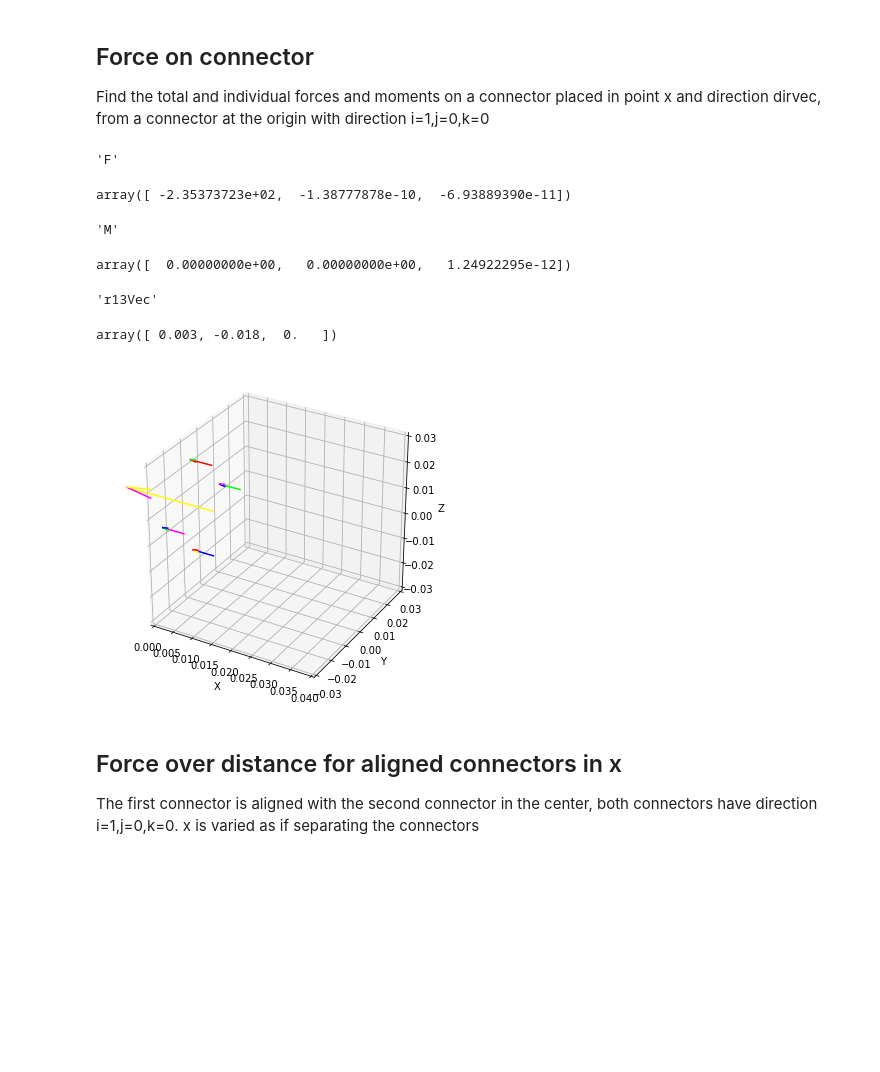
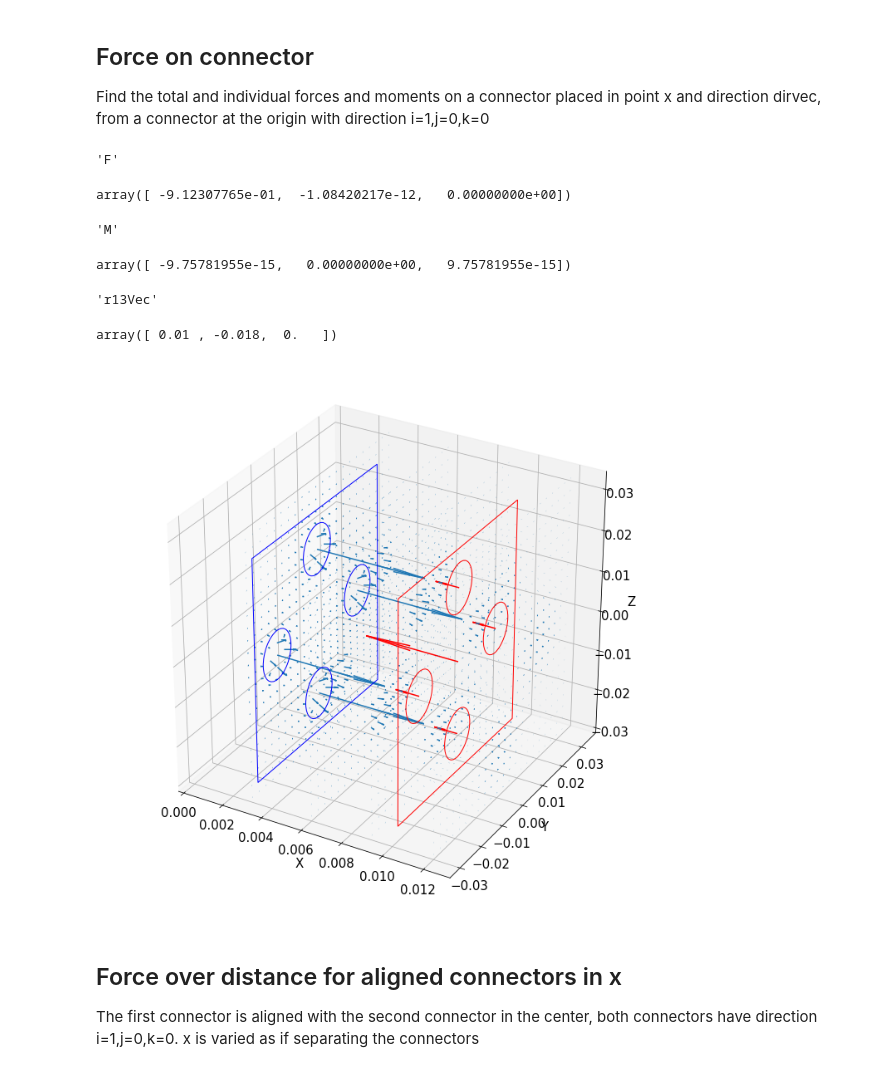
Before and after one commit to rmorenoga/Testing, a Jupyter notebook: Magnet/Python/Magnet connector.ipynb, the cells around one changed output. Drawn from its saved outputs; the diff is of its cells as text; code cells hidden in the pictures; blank space fills up the shorter version.

```diff
--- a/Magnet/Python/Magnet connector.ipynb
+++ b/Magnet/Python/Magnet connector.ipynb
@@ -4,6 +4,11 @@
 import numpy as np
 from mpl_toolkits.mplot3d import axes3d
 import matplotlib.pyplot as plt
+import matplotlib
+from matplotlib.patches import Circle, Rectangle, FancyArrowPatch, ArrowStyle
+import mpl_toolkits.mplot3d.art3d as art3d
+from math import *
+matplotlib.rcParams.update({'font.size': 15})
 # %% [markdown]
 ## Load functions
 # %%
@@ -306,44 +311,81 @@ array([ 0.01272792, -0.01272792,  0.        ])
 Find the total and individual forces and moments on a connector placed in point x and direction dirvec, from a connector at the origin with direction i=1,j=0,k=0
 # %%
 dirvec = np.array([1,0,0])
-x = np.array([0.003,0.0,0.0])
+x = np.array([0.01,0.0,0.0])
 P = forceonconnector(x,dirvec)
 F,M,f10,f11,f12,f13,m10,m11,m12,m13,r10Vec,r11Vec,r12Vec,r13Vec = P[0:14]
 
 display("F",F)
 display("M",M)
 display("r13Vec",r13Vec)
 
 
 #Plot forces
 #Put them in a single array for quiver
 xq = np.array([r10Vec[0], r11Vec[0], r12Vec[0], r13Vec[0],x[0]])
 yq = np.array([r10Vec[1], r11Vec[1], r12Vec[1], r13Vec[1],x[1]])
 zq = np.array([r10Vec[2], r11Vec[2], r12Vec[2], r13Vec[2],x[2]])
 
 fxq = np.array([f10[0], f11[0], f12[0], f13[0],F[0]])
 fyq = np.array([f10[1], f11[1], f12[1], f13[1],F[1]])
 fzq = np.array([f10[2], f11[2], f12[2], f13[2],F[2]])
 
-fig3 = plt.figure(figsize=(6, 6))
+fig3 = plt.figure(figsize=(12, 12))
 ax2 = fig3.gca(projection='3d')
 ax2.set_xlabel('X')
 ax2.set_ylabel('Y')
 ax2.set_zlabel('Z')
-ax2.set_xlim(0, 0.04)
-ax2.set_ylim(-0.03, 0.03)
-ax2.set_zlim(-0.03, 0.03)
-ax2.quiver(xq, yq, zq, fxq, fyq, fzq, length=0.0001, normalize=False,color = np.array([[1,0,0,1],[0,1,0,1],[0,0,1,1],[1,0,1,1],[1,1,0,1]]))
+ax2.set_xlim(0, 0.013)
+#ax2.set_ylim(-0.03, 0.03)
+#ax2.set_zlim(-0.03, 0.03)
+ax2.quiver(xq, yq, zq, fxq, fyq, fzq, length=0.005, normalize=False,arrow_length_ratio=0.5,color = np.array([[1,0,0,1]]))
+ax2.quiver(X, Y, Z, Bxt, Byt, Bzt, length=0.0037, normalize=False)
+#ax2.view_init(25, -80)
+#ax2.view_init(0, -90)
 
+#Depict the first connector position
+p0 = Circle((0, 0.018), 0.006,fill=False,color='b')
+p1 = Circle((0.018, 0), 0.006,fill=False,color='b')
+p2 = Circle((0, -0.018), 0.006,fill=False,color='b')
+p3 = Circle((-0.018, 0), 0.006,fill=False,color='b')
+r0 = Rectangle((-0.0275,-0.0275),0.055,0.055,0.0,fill=False,color='b')
+ax2.add_patch(p0)
+ax2.add_patch(p1)
+ax2.add_patch(p2)
+ax2.add_patch(p3)
+ax2.add_patch(r0)
+art3d.pathpatch_2d_to_3d(p0, z=0.003, zdir="x")
+art3d.pathpatch_2d_to_3d(p1, z=0.003, zdir="x")
+art3d.pathpatch_2d_to_3d(p2, z=0.003, zdir="x")
+art3d.pathpatch_2d_to_3d(p3, z=0.003, zdir="x")
+art3d.pathpatch_2d_to_3d(r0, z=0.003, zdir="x")
+
+#Depict the second connector position
+p10 = Circle((0, 0.018), 0.006,fill=False,color='r')
+p11 = Circle((0.018, 0), 0.006,fill=False,color='r')
+p12 = Circle((0, -0.018), 0.006,fill=False,color='r')
+p13 = Circle((-0.018, 0), 0.006,fill=False,color='r')
+r10 = Rectangle((-0.0275,-0.0275),0.055,0.055,0.0,fill=False,color='r')
+ax2.add_patch(p10)
+ax2.add_patch(p11)
+ax2.add_patch(p12)
+ax2.add_patch(p13)
+ax2.add_patch(r10)
+art3d.pathpatch_2d_to_3d(p10, z=0.01, zdir="x")
+art3d.pathpatch_2d_to_3d(p11, z=0.01, zdir="x")
+art3d.pathpatch_2d_to_3d(p12, z=0.01, zdir="x")
+art3d.pathpatch_2d_to_3d(p13, z=0.01, zdir="x")
+art3d.pathpatch_2d_to_3d(r10, z=0.01, zdir="x")
+plt.savefig('./2connector.eps', format='eps', dpi=1000, bbox_inches = 'tight')
 plt.show()
 # %% [output]
 'F'
-array([ -2.35373723e+02,  -1.38777878e-10,  -6.93889390e-11])
+array([ -9.12307765e-01,  -1.08420217e-12,   0.00000000e+00])
 'M'
-array([  0.00000000e+00,   0.00000000e+00,   1.24922295e-12])
+array([ -9.75781955e-15,   0.00000000e+00,   9.75781955e-15])
 'r13Vec'
-array([ 0.003, -0.018,  0.   ])
+array([ 0.01 , -0.018,  0.   ])
-[figure, old version]
+[figure, new version]
 # %% [markdown]
 ## Force over distance for aligned connectors in x
 The first connector is aligned with the second connector in the center, both connectors have direction i=1,j=0,k=0. x is varied as if separating the connectors
```
Also changed, not shown: parts of 7 cells of this notebook, 11 other files.
